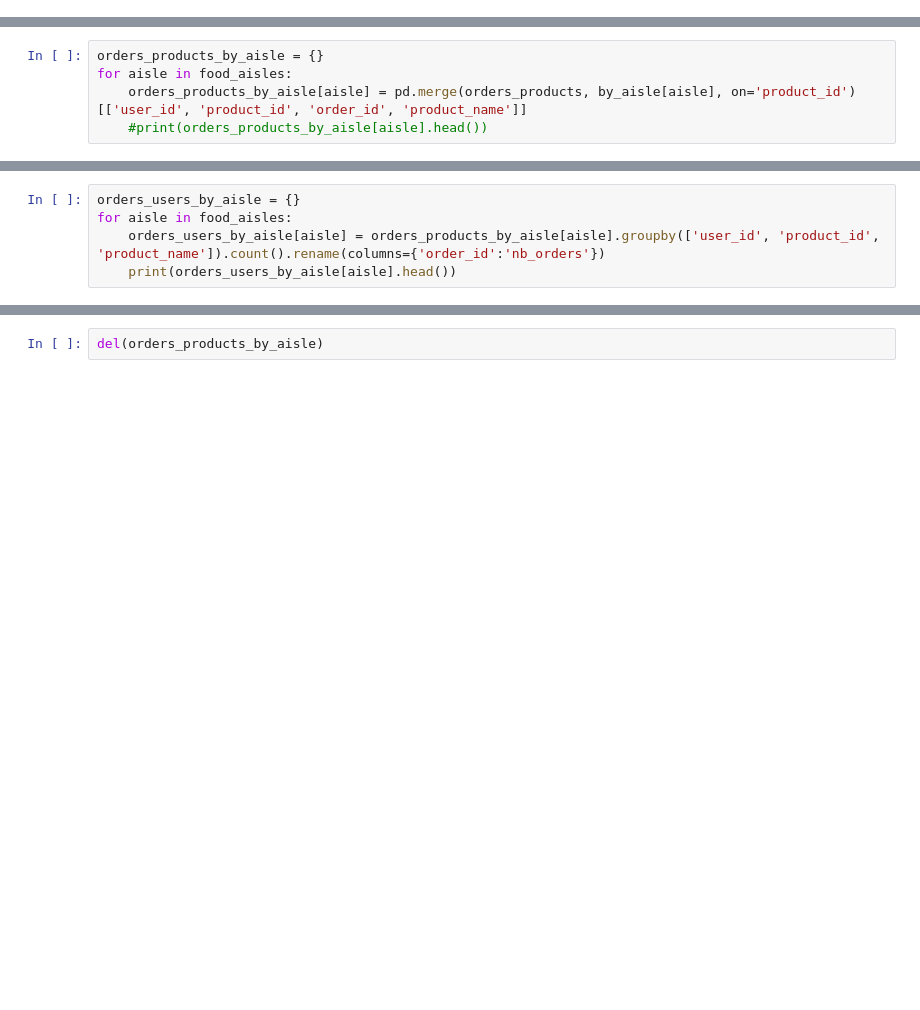
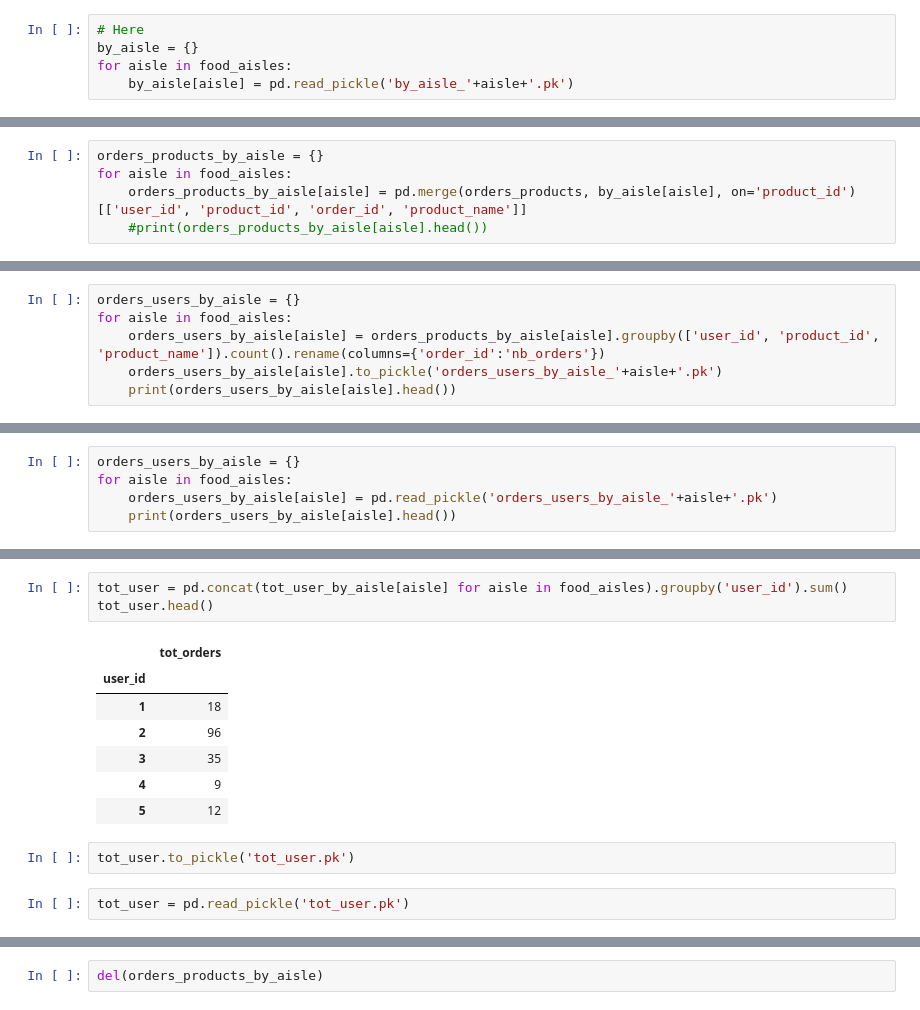
Before and after one commit to auriane81/epfl-ada-ada-2019-project-adax, a Jupyter notebook: project_Ariane_graph.ipynb, the cells around one changed output, grey strips where cells are left out. Drawn from its saved outputs; the diff is of its cells as text; blank space fills up the shorter version.

```diff
--- a/project_Ariane_graph.ipynb
+++ b/project_Ariane_graph.ipynb
@@ -215,0 +234,5 @@ for aisle in food_aisles:
+# %%
+# Here
+by_aisle = {}
+for aisle in food_aisles:
+    by_aisle[aisle] = pd.read_pickle('by_aisle_'+aisle+'.pk')
@@ -224,4 +247,5 @@ del(orders_products)
 orders_users_by_aisle = {}
 for aisle in food_aisles:
     orders_users_by_aisle[aisle] = orders_products_by_aisle[aisle].groupby(['user_id', 'product_id', 'product_name']).count().rename(columns={'order_id':'nb_orders'})
+    orders_users_by_aisle[aisle].to_pickle('orders_users_by_aisle_'+aisle+'.pk')
     print(orders_users_by_aisle[aisle].head())
@@ -254,0 +252,5 @@ for aisle in food_aisles:
+# %%
+orders_users_by_aisle = {}
+for aisle in food_aisles:
+    orders_users_by_aisle[aisle] = pd.read_pickle('orders_users_by_aisle_'+aisle+'.pk')
+    print(orders_users_by_aisle[aisle].head())
@@ -254,0 +300,15 @@ for aisle in food_aisles:
+# %%
+tot_user = pd.concat(tot_user_by_aisle[aisle] for aisle in food_aisles).groupby('user_id').sum()
+tot_user.head()
+# %% [output]
+|  | tot_orders |
+| user_id |  |
+| 1 | 18 |
+| 2 | 96 |
+| 3 | 35 |
+| 4 | 9 |
+| 5 | 12 |
+# %%
+tot_user.to_pickle('tot_user.pk')
+# %%
+tot_user = pd.read_pickle('tot_user.pk')
```
Also changed, not shown: parts of 34 cells of this notebook.
